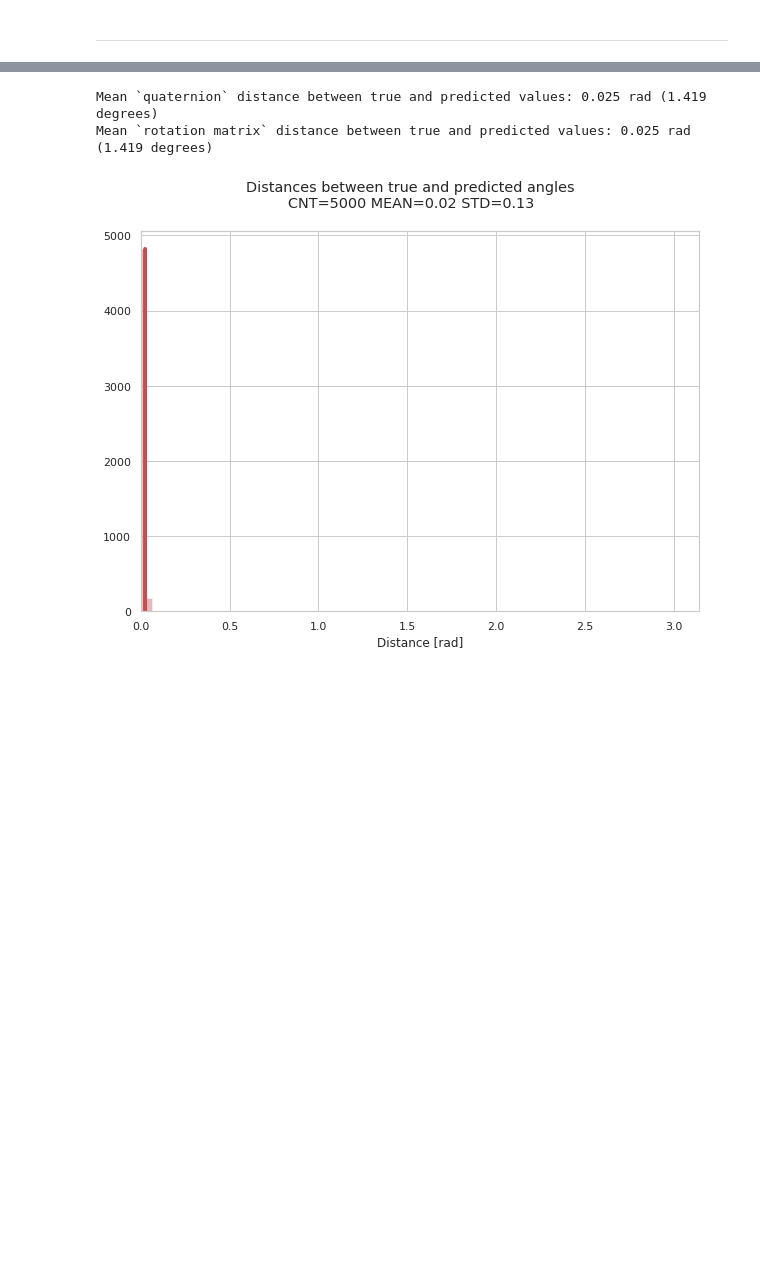
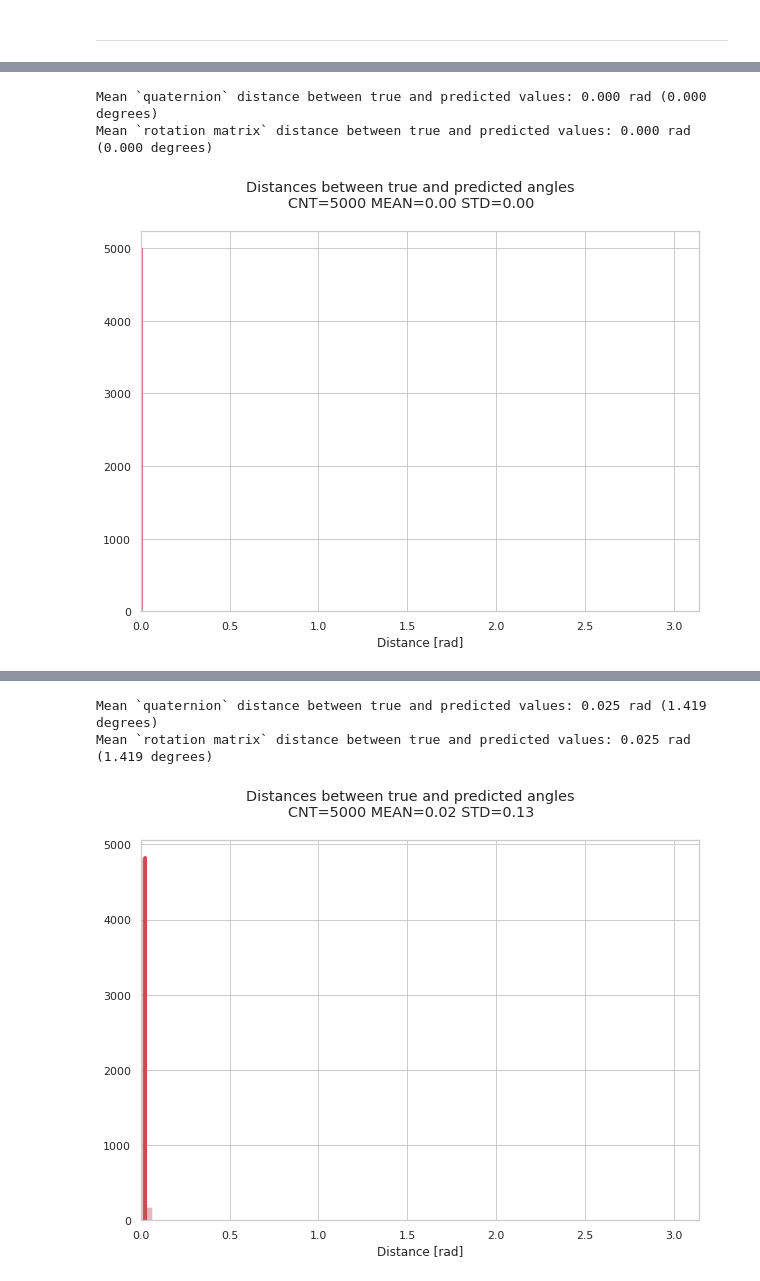
Before and after one commit to JelenaBanjac/protein-reconstruction, a Jupyter notebook: notebooks/1-phase1/angle_alignment_Quaternions_test_rotations.ipynb, the cells around one changed output, grey strips where cells are left out. Saved outputs shown, nothing was run; the diff lists cells and outputs as text; code cells hidden in the pictures; blank space fills up the shorter version.

```diff
--- a/notebooks/1-phase1/angle_alignment_Quaternions_test_rotations.ipynb
+++ b/notebooks/1-phase1/angle_alignment_Quaternions_test_rotations.ipynb
@@ -460 +599,9 @@ display(ipv.screenshot())
+# %%
+apt = update_angles(1.0, [tf.Variable([0.0,0.0,0.0,0.0,0.0,0.0])], angles_true, transposed=True)
+distance_difference(angles_predicted=apt, angles_true=angles_true);
+plot_distances_count(apt, angles_true);
+# %% [output]
+Mean `quaternion` distance between true and predicted values: 0.000 rad (0.000 degrees)
+Mean `rotation matrix` distance between true and predicted values: 0.000 rad (0.000 degrees)
+[figure, added]
 # %%
```
Also changed, not shown: parts of 11 cells of this notebook, 5 other files.
